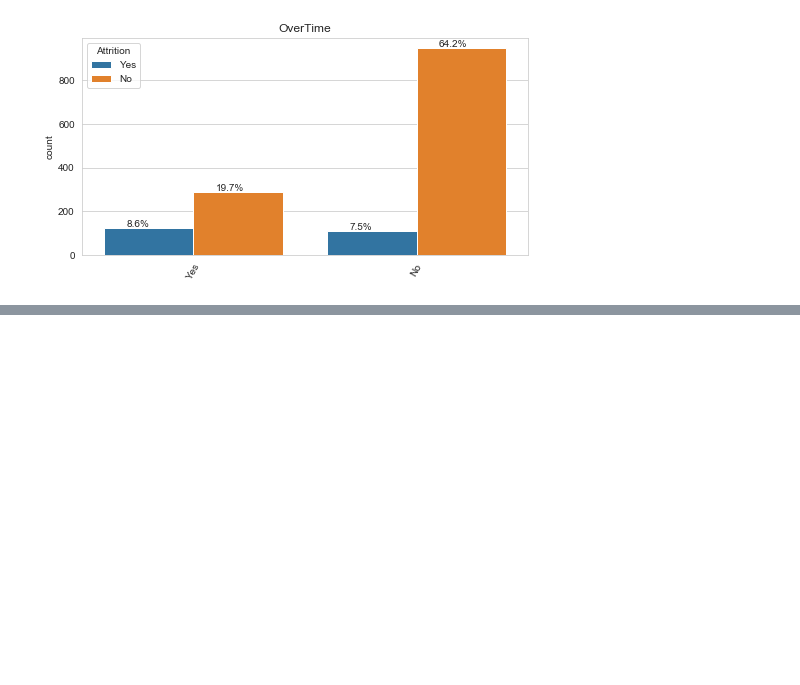
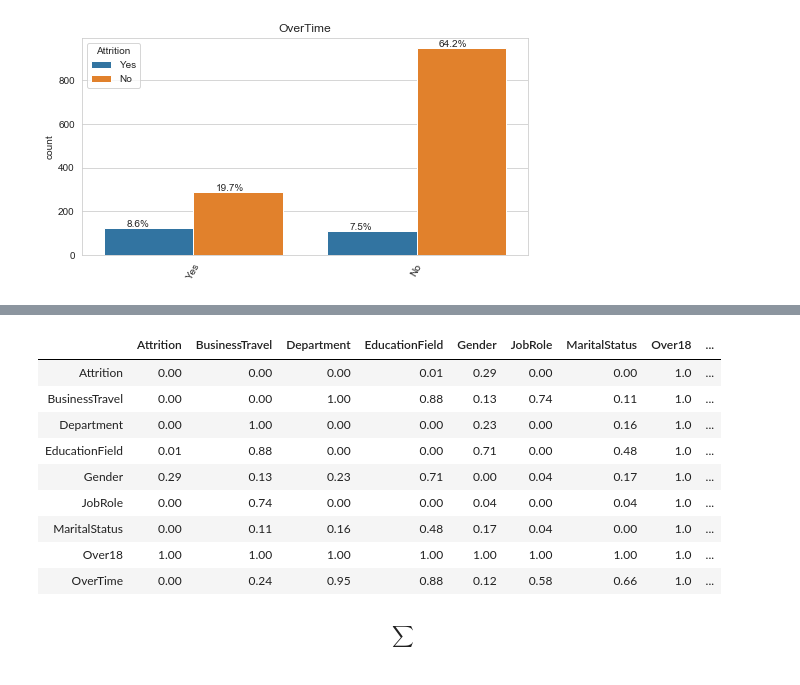
Before and after one commit to SivaLokam/supervisedlearning, a Jupyter notebook: Tutorials/Logistic Regression.ipynb, the cells around one changed output, grey strips where cells are left out. Drawn from its saved outputs; the diff is of its cells as text; code cells hidden in the pictures; blank space fills up the shorter version.

```diff
--- a/Tutorials/Logistic Regression.ipynb
+++ b/Tutorials/Logistic Regression.ipynb
@@ -220,0 +225,2 @@ for col in cat_cols:
+# %%
+factors_paired = [(i,j) for i in cat_cols for j in cat_cols ]
@@ -220,0 +231,8 @@ for col in cat_cols:
+# %%
+chi_values=[]
+p_values=[]
+# %%
+for t in factors_paired:
+    chi = chi2_contingency(pd.crosstab(df[t[0]],df[t[1]]))
+    chi_values.append(chi[0])
+    p_values.append(chi[1])
@@ -220,0 +259,17 @@ for col in cat_cols:
+# %%
+p = np.array(p_values).reshape(9,9)
+# %%
+pd.DataFrame(p.round(2),index=cat_cols,columns=cat_cols)
+# %% [output]
+|  | Attrition | BusinessTravel | Department | EducationField | Gender | JobRole | MaritalStatus | Over18 | ... |
+| Attrition | 0.00 | 0.00 | 0.00 | 0.01 | 0.29 | 0.00 | 0.00 | 1.0 | ... |
+| BusinessTravel | 0.00 | 0.00 | 1.00 | 0.88 | 0.13 | 0.74 | 0.11 | 1.0 | ... |
+| Department | 0.00 | 1.00 | 0.00 | 0.00 | 0.23 | 0.00 | 0.16 | 1.0 | ... |
+| EducationField | 0.01 | 0.88 | 0.00 | 0.00 | 0.71 | 0.00 | 0.48 | 1.0 | ... |
+| Gender | 0.29 | 0.13 | 0.23 | 0.71 | 0.00 | 0.04 | 0.17 | 1.0 | ... |
+| JobRole | 0.00 | 0.74 | 0.00 | 0.00 | 0.04 | 0.00 | 0.04 | 1.0 | ... |
+| MaritalStatus | 0.00 | 0.11 | 0.16 | 0.48 | 0.17 | 0.04 | 0.00 | 1.0 | ... |
+| Over18 | 1.00 | 1.00 | 1.00 | 1.00 | 1.00 | 1.00 | 1.00 | 1.0 | ... |
+| OverTime | 0.00 | 0.24 | 0.95 | 0.88 | 0.12 | 0.58 | 0.66 | 1.0 | ... |
+# %% [markdown]
+\\[ \sum_{} \\]
```
Also changed, not shown: parts of 12 cells of this notebook, 3 other files.
